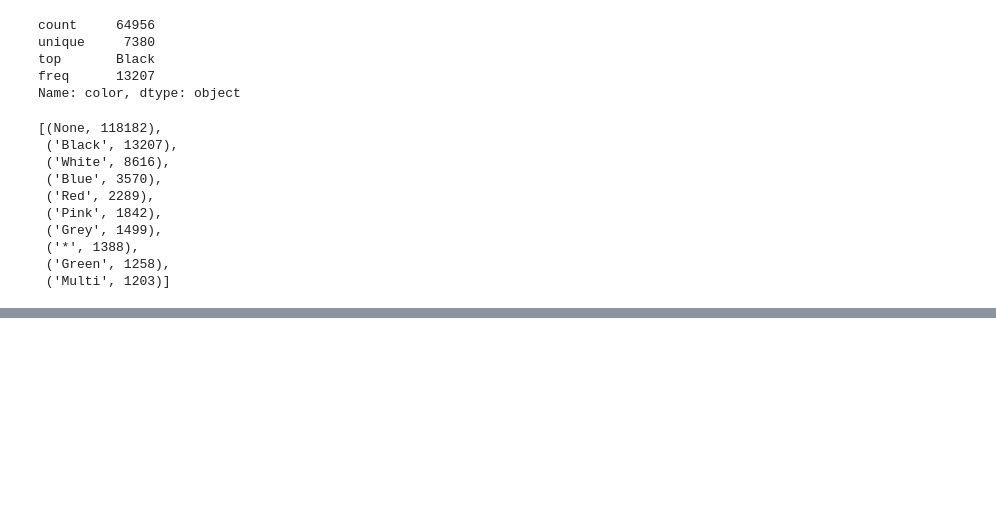
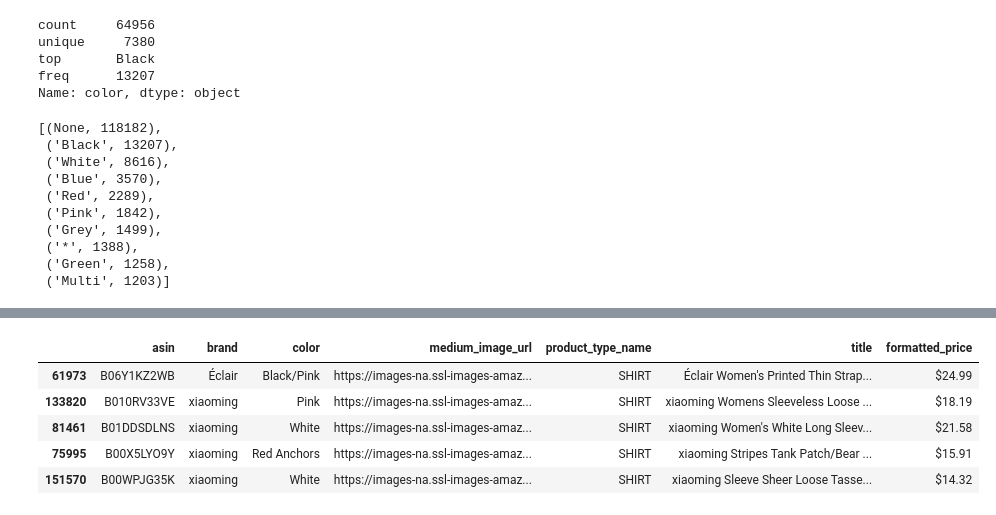
Before and after one commit to KISHOREMUTHU/AI-Mafia-Machine-Learning, a Jupyter notebook: Amazon Apparel Recommendation System.ipynb, the cells around one changed output, grey strips where cells are left out. Cells and saved outputs as stored; diff of their text form; code cells hidden in the pictures; blank space fills up the shorter version.

```diff
--- a/Amazon Apparel Recommendation System.ipynb
+++ b/Amazon Apparel Recommendation System.ipynb
@@ -173,0 +268,11 @@ FileNotFoundError: [Errno 2] No such file or directory: 'pickles/180k_apparel_da
+# %%
+#Sorting the dataset in ascending order
+data_sorted.sort_values('title',inplace=True ,ascending = False)
+data_sorted.head()
+# %% [output]
+|  | asin | brand | color | medium_image_url | product_type_name | title | formatted_price |
+| 61973 | B06Y1KZ2WB | Éclair | Black/Pink | https://images-na.ssl-images-amaz... | SHIRT | Éclair Women's Printed Thin Strap... | $24.99 |
+| 133820 | B010RV33VE | xiaoming | Pink | https://images-na.ssl-images-amaz... | SHIRT | xiaoming Womens Sleeveless Loose ... | $18.19 |
+| 81461 | B01DDSDLNS | xiaoming | White | https://images-na.ssl-images-amaz... | SHIRT | xiaoming Women's White Long Sleev... | $21.58 |
+| 75995 | B00X5LYO9Y | xiaoming | Red Anchors | https://images-na.ssl-images-amaz... | SHIRT | xiaoming Stripes Tank Patch/Bear ... | $15.91 |
+| 151570 | B00WPJG35K | xiaoming | White | https://images-na.ssl-images-amaz... | SHIRT | xiaoming Sleeve Sheer Loose Tasse... | $14.32 |
```
Also changed, not shown: parts of 27 cells of this notebook, 1 other file.
